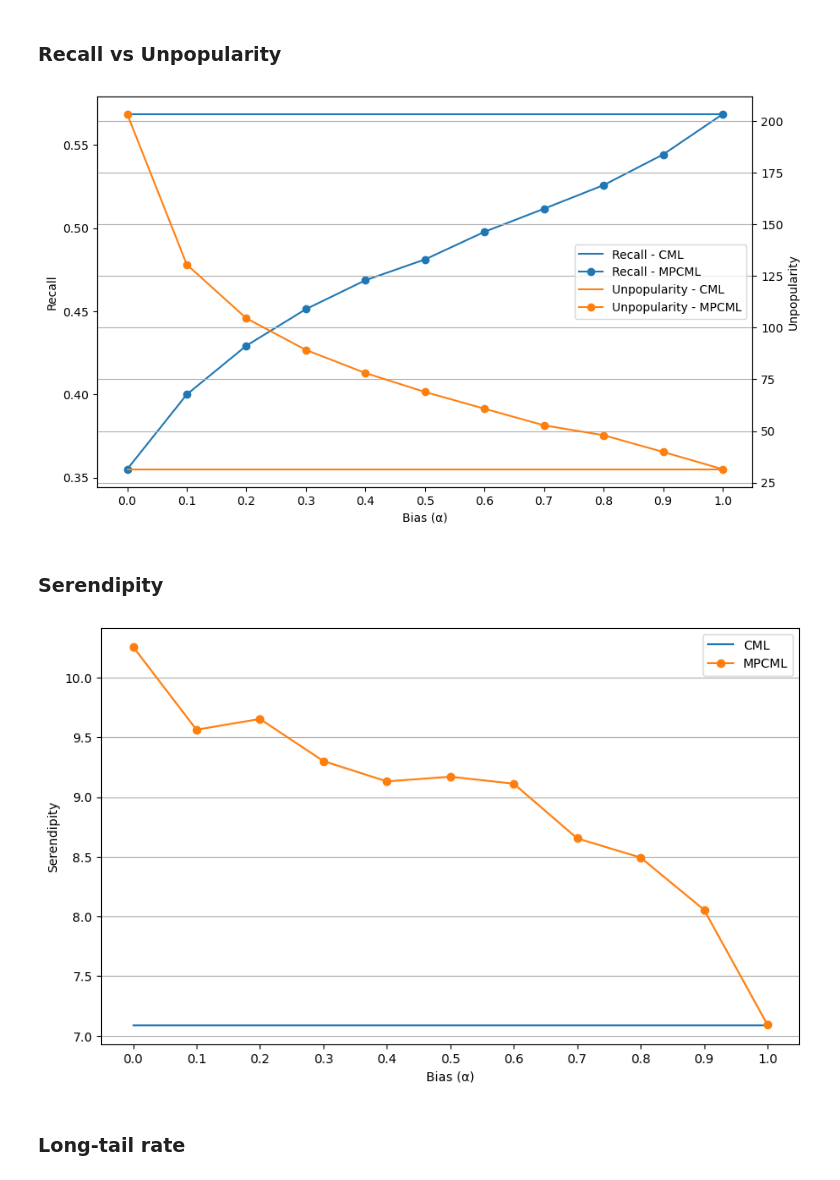
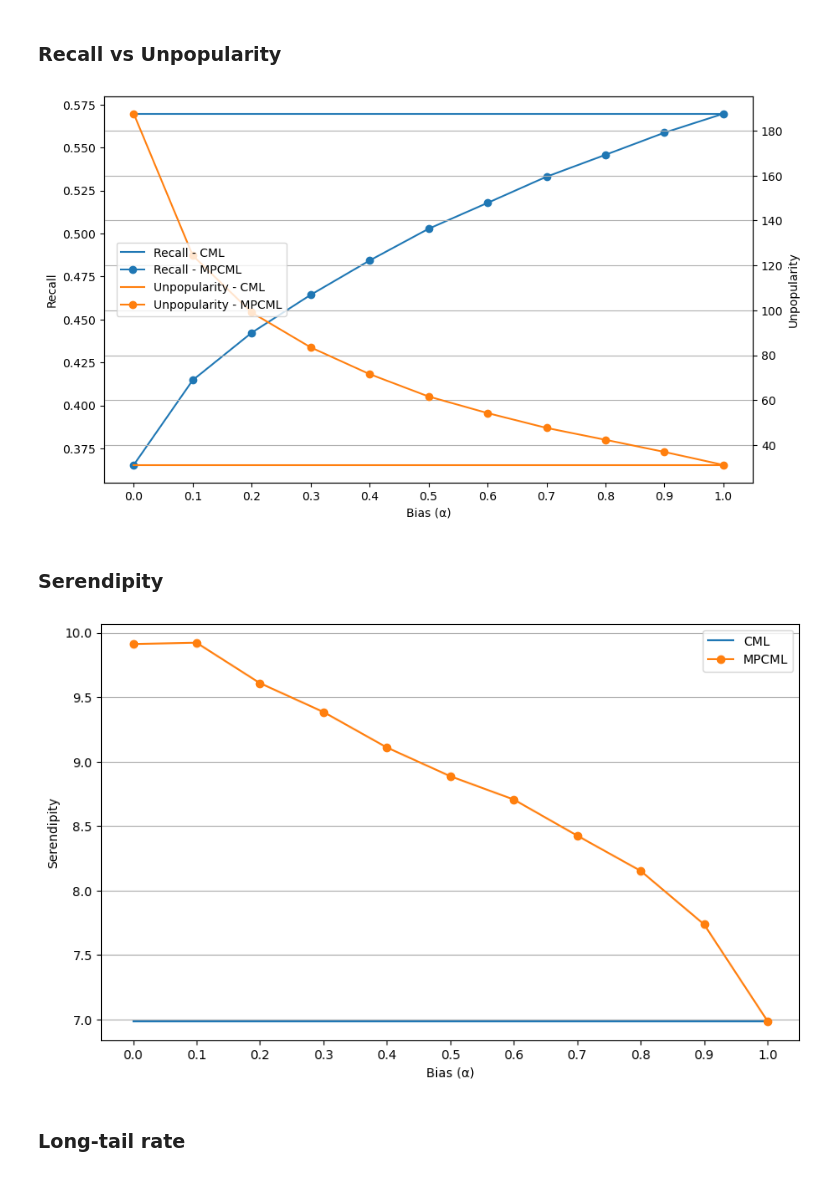
Before and after one commit to 9re-pe/mpcml, a Jupyter notebook: experiment/notebook/comparison/ml_100k.ipynb, the cells around one changed output. Cells and saved outputs as stored; diff of their text form; code cells hidden in the pictures.

```diff
--- a/experiment/notebook/comparison/ml_100k.ipynb
+++ b/experiment/notebook/comparison/ml_100k.ipynb
@@ -110,8 +113,14 @@ trainer.fit(n_batch, n_epoch)
 # %%
 knn = searches.NearestNeighborhood(model)
 # %%
-trainer.valid(knn, userwise)
-re_base = trainer.valid_scores.copy()
+re_base = pd.DataFrame()
+for _ in range(n_prediction):
+    trainer.valid(knn, userwise)
+    _df = trainer.valid_scores.copy()
+    re_base = pd.concat([re_base, _df])
+re_base = re_base.mean()
+# %%
+re_base = re_base.to_frame().T
 # %%
 if out_to_file:
     now = datetime.now()
@@ -126,7 +135,7 @@ display(re_base)
 # MPCMP
 # %%
 # Hyperparameters
-n_sample = 100
+n_sample = 110
 bias_li = [0.0, 0.1, 0.2, 0.3, 0.4, 0.5, 0.6, 0.7, 0.8, 0.9, 1.0]
 gamma = distributions.Gamma()
 # %%
@@ -134,14 +143,15 @@ rows = []
 for bias in bias_li:
     print(f'Prosessing... [bias = {bias}]')
 
-    mp = searches.MutualProximity(model, gamma, n_sample, bias)
-
-    trainer.valid(mp, userwise)
-    row = trainer.valid_scores.copy()
-
-    row.insert(0, 'Bias', bias)
-
-    rows.append(row)
+    row = pd.DataFrame()
+    for _ in range(n_prediction):
+        mp = searches.MutualProximity(model, gamma, n_sample, bias)
+        trainer.valid(mp, userwise)
+        _df = trainer.valid_scores.copy()
+        row = pd.concat([row, _df])
+    row_mean = row.mean().to_frame().T
+    row_mean.insert(0, 'Bias', bias)
+    rows.append(row_mean)
 
 re_mpcml = pd.concat(rows)
 # %% [output]
@@ -207,42 +217,42 @@ longtale_mpcml     = re_mpcml[f'Long-tail rate@{k}'].tolist()
 fig, ax1 = plt.subplots(figsize=(10, 6))
 
 # Recall
 line_recall_base  = ax1.plot(bias_li, recall_base,  label='Recall - CML', color='tab:blue')
 line_recall_mpcml = ax1.plot(bias_li, recall_mpcml, label='Recall - MPCML', marker='o', color='tab:blue')
 
 # Unpopularity
 ax2 = ax1.twinx()
 line_unpop_base  = ax2.plot(bias_li, unpopularity_base,  label='Unpopularity - CML', color='tab:orange')
 line_unpop_mpcml = ax2.plot(bias_li, unpopularity_mpcml, label='Unpopularity - MPCML', marker='o', color='tab:orange')
 
 ax1.set_xticks(bias_li)
 ax1.tick_params(axis='y')
 ax2.tick_params(axis='y')
 ax1.set_xlabel('Bias (α)')
 ax1.set_ylabel('Recall')
 ax2.set_ylabel('Unpopularity')
 
 lines = [line_recall_base[0], line_recall_mpcml[0], line_unpop_base[0], line_unpop_mpcml[0]]
 labels = [line.get_label() for line in lines]
-fig.legend(lines, labels, bbox_to_anchor=(0.9, 0.6))
+fig.legend(lines, labels, bbox_to_anchor=(0.35, 0.6))
 
 plt.grid(axis='y')
 
 if out_to_file:
     now = datetime.now()
     file_name = now.strftime("tradeoff_%Y_%m_%d_%H%M.png")
     plt.savefig(out_dir + file_name, bbox_inches='tight')
 
 plt.show()
 # %% [output]
-[figure, old version]
+[figure, new version]
 # %% [markdown]
 ### Serendipity
 # %%
 plt.figure(figsize=(10, 6))
-# plt.plot(bias_li, serndipity_pre, label='Before training)
-plt.plot(bias_li, serndipity_base, label='CML')
-plt.plot(bias_li, serndipity_mpcml, label='MPCML', marker='o')
+# plt.plot(bias_li, serendipity_pre, label='Before training)
+plt.plot(bias_li, serendipity_base, label='CML')
+plt.plot(bias_li, serendipity_mpcml, label='MPCML', marker='o')
 
 plt.xticks(bias_li)
 plt.xlabel('Bias (α)')
@@ -257,7 +267,7 @@ if out_to_file:
 
 plt.show()
 # %% [output]
-[figure, old version]
+[figure, new version]
 # %% [markdown]
 ### Long-tail rate
 # %%
```
Also changed, not shown: parts of 7 cells of this notebook, 5 other files.
